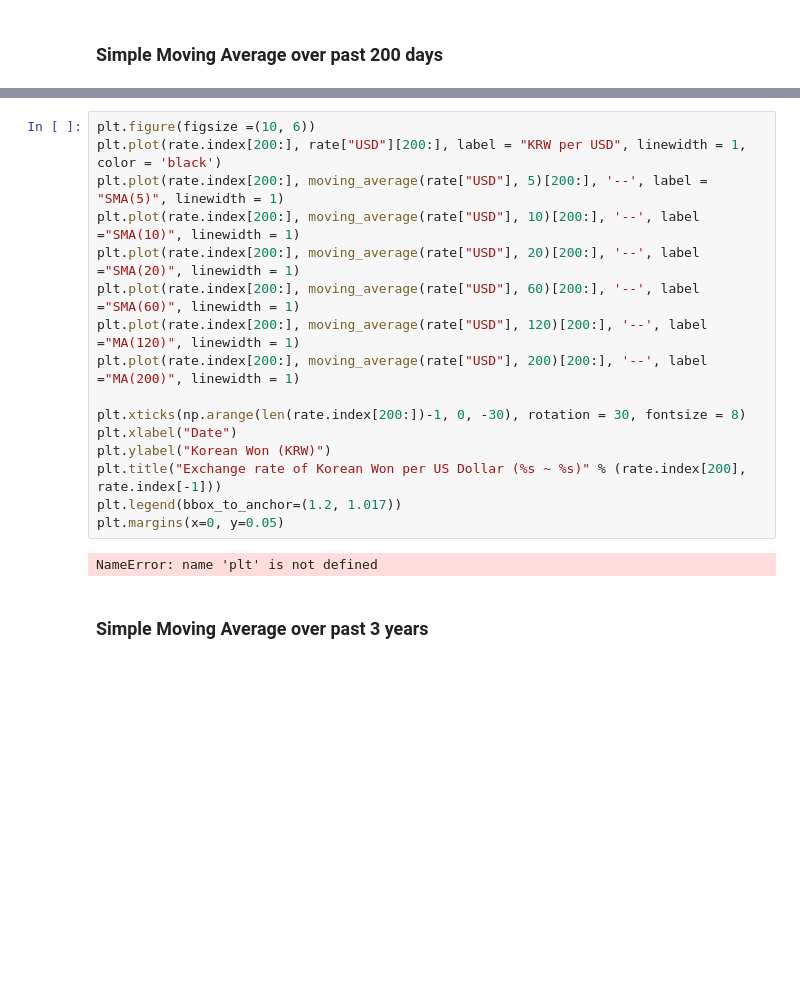
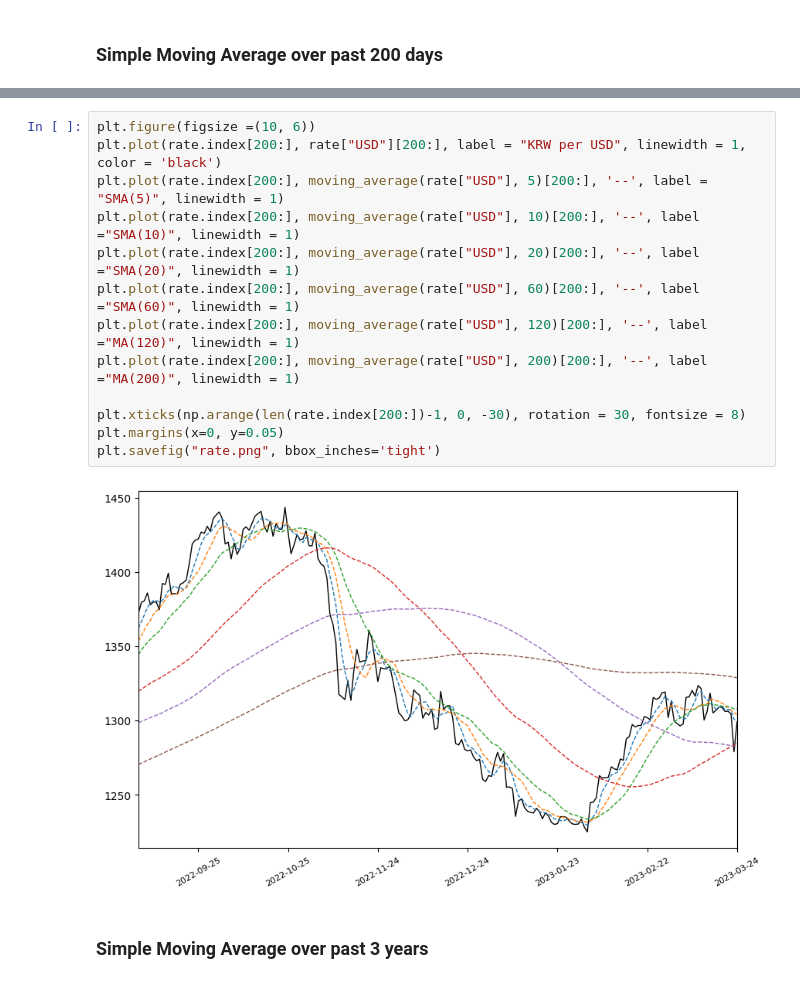
Before and after one commit to 9907daniel/Givplus, a Jupyter notebook: Forex score calculation/forex.ipynb, the cells around one changed output, grey strips where cells are left out. Cells and saved outputs as stored; diff of their text form; blank space fills up the shorter version.

Commit message:
forex update & graph files

```diff
--- a/Forex score calculation/forex.ipynb
+++ b/Forex score calculation/forex.ipynb
@@ -94,21 +145,18 @@ NameError: name 'time' is not defined
 # %%
 plt.figure(figsize =(10, 6))
 plt.plot(rate.index[200:], rate["USD"][200:], label = "KRW per USD", linewidth = 1, color = 'black')
 plt.plot(rate.index[200:], moving_average(rate["USD"], 5)[200:], '--', label = "SMA(5)", linewidth = 1)
 plt.plot(rate.index[200:], moving_average(rate["USD"], 10)[200:], '--', label ="SMA(10)", linewidth = 1)
 plt.plot(rate.index[200:], moving_average(rate["USD"], 20)[200:], '--', label ="SMA(20)", linewidth = 1)
 plt.plot(rate.index[200:], moving_average(rate["USD"], 60)[200:], '--', label ="SMA(60)", linewidth = 1)
 plt.plot(rate.index[200:], moving_average(rate["USD"], 120)[200:], '--', label ="MA(120)", linewidth = 1)
 plt.plot(rate.index[200:], moving_average(rate["USD"], 200)[200:], '--', label ="MA(200)", linewidth = 1)
 
 plt.xticks(np.arange(len(rate.index[200:])-1, 0, -30), rotation = 30, fontsize = 8)
-plt.xlabel("Date")
-plt.ylabel("Korean Won (KRW)")
-plt.title("Exchange rate of Korean Won per US Dollar (%s ~ %s)" % (rate.index[200], rate.index[-1]))
-plt.legend(bbox_to_anchor=(1.2, 1.017))
 plt.margins(x=0, y=0.05)
+plt.savefig("rate.png", bbox_inches='tight')
 # %% [output]
-NameError: name 'plt' is not defined
+[figure, added]
 # %% [markdown]
 ### Simple Moving Average over past 3 years
 # %%
```
Also changed, not shown: parts of 12 cells of this notebook, 20 other files.
